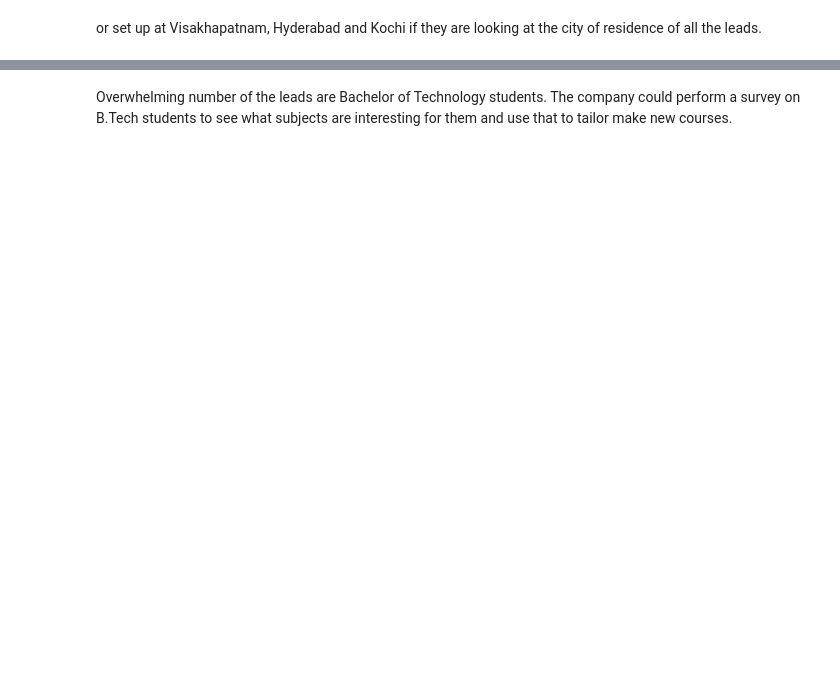
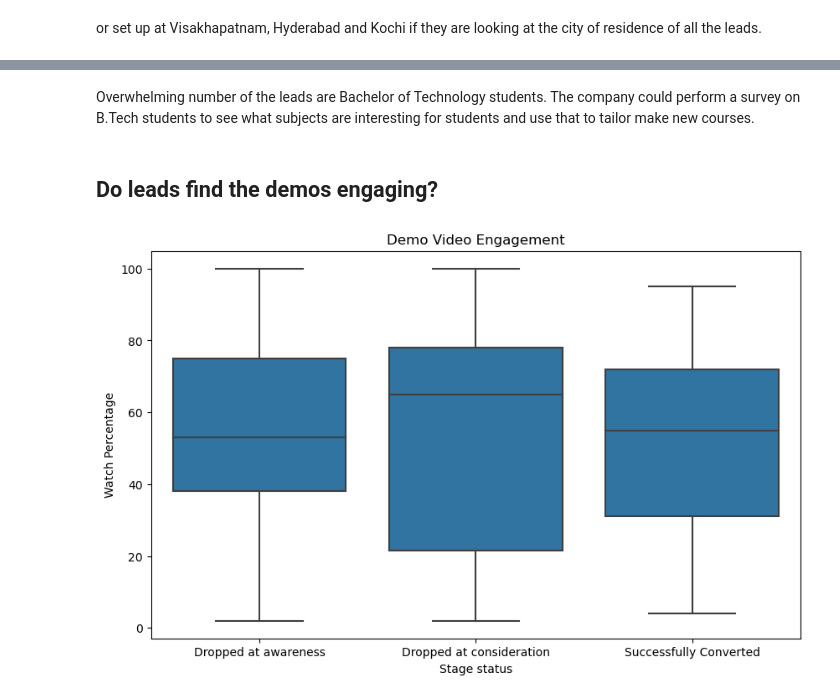
Before and after one commit to NajibAdan/EdTech_Analysis, a Jupyter notebook: edtech_analysis.ipynb, the cells around one changed output, grey strips where cells are left out. Drawn from its saved outputs; the diff is of its cells as text; code cells hidden in the pictures; blank space fills up the shorter version.

```diff
--- a/edtech_analysis.ipynb
+++ b/edtech_analysis.ipynb
@@ -99,2 +101,23 @@ plt.title("Current Education of leads who dropped out because \nthe domain wasn'
 # %% [markdown]
-Overwhelming number of the leads are Bachelor of Technology students. The company could perform a survey on B.Tech students to see what subjects are interesting for them and use that to tailor make new courses.
+Overwhelming number of the leads are Bachelor of Technology students. The company could perform a survey on B.Tech students to see what subjects are interesting for students and use that to tailor make new courses.
+# %% [markdown]
+## Do leads find the demos engaging?
+# %%
+dropped_leads_demo = pd.merge(demos_df,no_interest_df,on='lead_id')
+converted_leads = interactions_df[interactions_df['lead_stage']=='conversion'][['lead_id']]
+converted_leads['stage_dropped'] = "Conversion"
+converted_leads_demos = pd.merge(demos_df,converted_leads,on='lead_id')
+demo_x = pd.concat([dropped_leads_demo,converted_leads_demos])
+plt.figure(figsize=(10,6))
+sns.boxplot(x='stage_dropped',y='watched_percentage',data=demo_x,color=base_color)
+labels = [
+    "Dropped at awareness",
+    "Dropped at consideration",
+    "Successfully Converted"
+]
+plt.xticks([0,1,2],labels)
+plt.ylabel('Watch Percentage')
+plt.xlabel('Stage status')
+plt.title("Demo Video Engagement");
+# %% [output]
+[figure, added]
```
Also changed, not shown: parts of 14 cells of this notebook.
